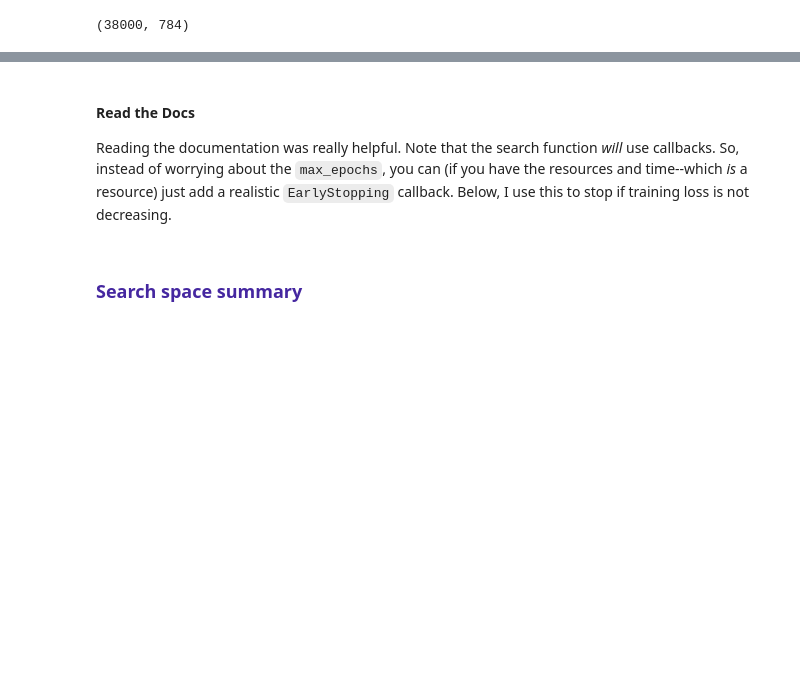
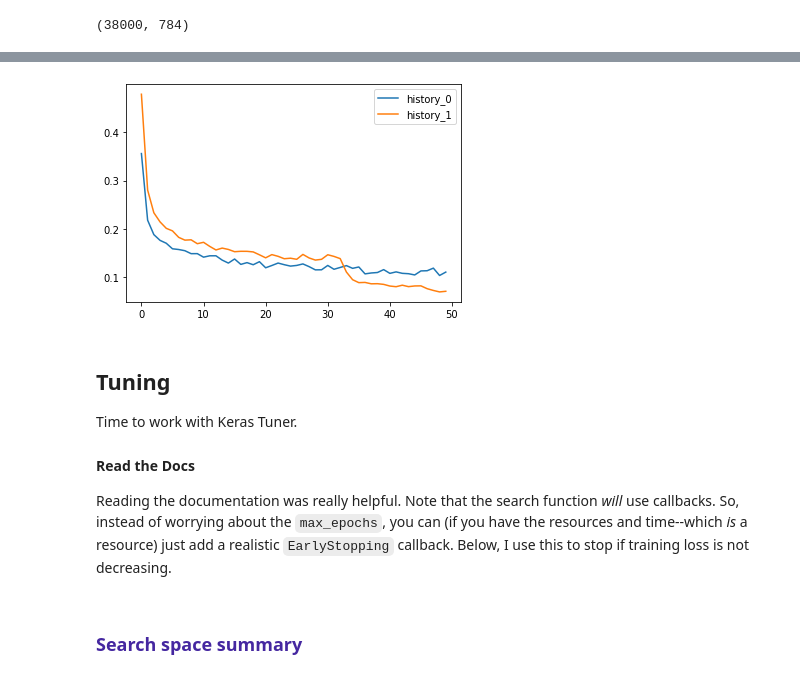
Before and after one commit to philosofool/learning, a Jupyter notebook: tf_keras/callbacks_and_tuning.ipynb, the cells around one changed output, grey strips where cells are left out. Cells and saved outputs as stored; diff of their text form; code cells hidden in the pictures; blank space fills up the shorter version.

Commit message:
Update callbacks_and_tuning.ipynb
Ran through two random searches to find an optimal model.

```diff
--- a/tf_keras/callbacks_and_tuning.ipynb
+++ b/tf_keras/callbacks_and_tuning.ipynb
@@ -91,17 +98,17 @@ epochs = 0
 initial_epoch = 0
 batch_size = 128
 # %%
-if False: ## reinitialize
+if True: ## reinitialize
     model_dropout.set_weights(init_weights)
-increment_epochs = 5
+increment_epochs = 50
 epochs += increment_epochs
 
-history = model_dropout.fit(X_train, y_train,
+history1 = model_dropout.fit(X_train, y_train,
                         epochs=epochs,
                         initial_epoch = initial_epoch,
                         batch_size=batch_size,
                         validation_data=(X_dev, y_dev),
-                        callbacks = callbacks,
+                        callbacks = [],
                         verbose = 1)
 initial_epoch += increment_epochs
 # %% [output]
@@ -123,0 +132,14 @@ my_utils.history_plot(history, start_epoch=0, end_epoch=None)
+# %%
+if True: ## reinitialize
+    model_dropout.set_weights(init_weights)
+increment_epochs = 50
+epochs += increment_epochs
+
+history2 = model_dropout.fit(X_train, y_train,
+                        epochs=epochs,
+                        initial_epoch = initial_epoch,
+                        batch_size=batch_size,
+                        validation_data=(X_dev, y_dev),
+                        callbacks = [adaptive_lr],
+                        verbose = 2)
+initial_epoch += increment_epochs
@@ -124,4 +164,25 @@ my_utils.history_plot(history, start_epoch=0, end_epoch=None)
+# %%
+import matplotlib.pyplot as plt
+
+def overlay_histories(histories, metric):
+    fig, ax = plt.subplots()
+    n = 0
+    for h in histories:
+        x = range(0,len(h.history[metric]))
+        y = np.array(h.history[metric])
+        label = 'history_' + str(n)
+        ax.plot(x,y, label=label)
+        n += 1
+    ax.legend()
+# %%
+overlay_histories([history1, history2], 'loss')
+# %% [output]
+[figure, added]
 # %% [markdown]
+## Tuning
+
+Time to work with Keras Tuner.
+
 #### Read the Docs
 
 Reading the documentation was really helpful. Note that the search function _will_ use callbacks. So, instead of worrying about
```
Also changed, not shown: parts of 12 cells of this notebook.
